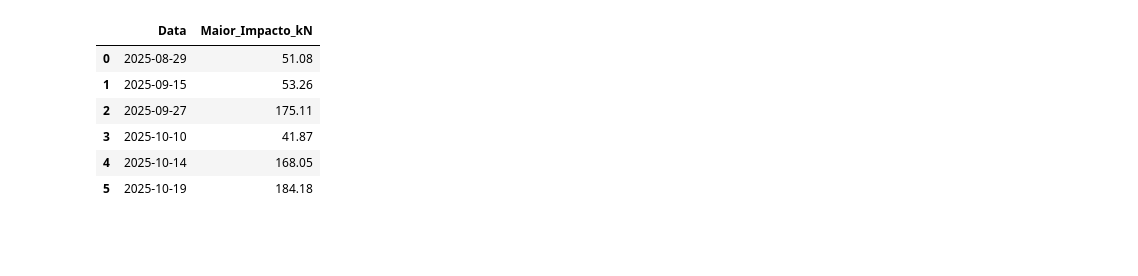
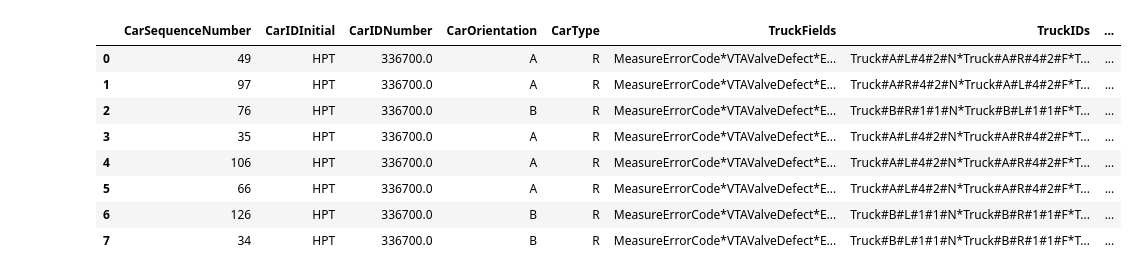
Before and after one commit to leoborin/Panel_Waysides, a Jupyter notebook: nb_main.ipynb, the cells around one changed output. Saved outputs shown, nothing was run; the diff lists cells and outputs as text; code cells hidden in the pictures; blank space fills up the shorter version.

```diff
--- a/nb_main.ipynb
+++ b/nb_main.ipynb
@@ -89,15 +358,3 @@ def busca_wcm(vagao):
-# %%
-def busca_dados(vagao):
-    df_WCM =  busca_wcm(vagao)
-    df_z369 = busca_z369(vagao)
-    df_trkv = busca_TRKV(vagao)
-
-    print(len(df_WCM))
-    print(len(df_z369))
-    print(len(df_trkv))
-
-    return df_WCM,df_z369,df_trkv
 # %%
-vagao_select = 336700
-
-df_WCM,df_z369,df_trkv = busca_dados(vagao_select)
+vg_entrada = "336700"
+df_WCM, df_z369, df_trkv, df_z851, df_z1568 = busca_dados(vg_entrada)
@@ -104,27 +371,0 @@ df_WCM,df_z369,df_trkv = busca_dados(vagao_select)
-# %%
-def tratar_WCM(df_WCM):
-    # Garantir que o campo de tempo esteja em formato datetime
-    df_WCM['json_trem_TrainTime'] = pd.to_datetime(df_WCM['json_trem_TrainTime'])
-
-    # Criar uma coluna apenas com a data (sem hora)
-    df_WCM['Data'] = df_WCM['json_trem_TrainTime'].dt.date
-
-    # Agrupar por dia e pegar o maior valor da força de impacto
-    df_WCM_max = (
-        df_WCM.groupby('Data', as_index=False)['json_Força de pico de impacto da roda (kN)']
-        .max()
-        .rename(columns={'json_Força de pico de impacto da roda (kN)': 'Maior_Impacto_kN'})
-        .sort_values(by='Data', ascending=True)  # ✅ organiza do mais antigo para o mais recente
-    )
-    return df_WCM_max
-
-df_wcm_trated = tratar_WCM(df_WCM)
-df_wcm_trated
-# %% [output]
-|  | Data | Maior_Impacto_kN |
-| 0 | 2025-08-29 | 51.08 |
-| 1 | 2025-09-15 | 53.26 |
-| 2 | 2025-09-27 | 175.11 |
-| 3 | 2025-10-10 | 41.87 |
-| 4 | 2025-10-14 | 168.05 |
-| 5 | 2025-10-19 | 184.18 |
@@ -167,3 +372,15 @@ df_trkv_trated = tratar_trkv(df_trkv)
+# %%
+df_trkv
+# %% [output]
+|  | CarSequenceNumber | CarIDInitial | CarIDNumber | CarOrientation | CarType | TruckFields | TruckIDs | ... |
+| 0 | 49 | HPT | 336700.0 | A | R | MeasureErrorCode*VTAValveDefect*E... | Truck#A#L#4#2#N*Truck#A#R#4#2#F*T... | ... |
+| 1 | 97 | HPT | 336700.0 | A | R | MeasureErrorCode*VTAValveDefect*E... | Truck#A#R#4#2#N*Truck#A#L#4#2#F*T... | ... |
+| 2 | 76 | HPT | 336700.0 | B | R | MeasureErrorCode*VTAValveDefect*E... | Truck#B#R#1#1#N*Truck#B#L#1#1#F*T... | ... |
+| 3 | 35 | HPT | 336700.0 | A | R | MeasureErrorCode*VTAValveDefect*E... | Truck#A#L#4#2#N*Truck#A#R#4#2#F*T... | ... |
+| 4 | 106 | HPT | 336700.0 | A | R | MeasureErrorCode*VTAValveDefect*E... | Truck#A#L#4#2#N*Truck#A#R#4#2#F*T... | ... |
+| 5 | 66 | HPT | 336700.0 | A | R | MeasureErrorCode*VTAValveDefect*E... | Truck#A#L#4#2#N*Truck#A#R#4#2#F*T... | ... |
+| 6 | 126 | HPT | 336700.0 | B | R | MeasureErrorCode*VTAValveDefect*E... | Truck#B#L#1#1#N*Truck#B#R#1#1#F*T... | ... |
+| 7 | 34 | HPT | 336700.0 | B | R | MeasureErrorCode*VTAValveDefect*E... | Truck#B#L#1#1#N*Truck#B#R#1#1#F*T... | ... |
 # %%
 def tratar_z369(df_z369):
 
```
Also changed, not shown: parts of 22 cells of this notebook, 2 other files.
